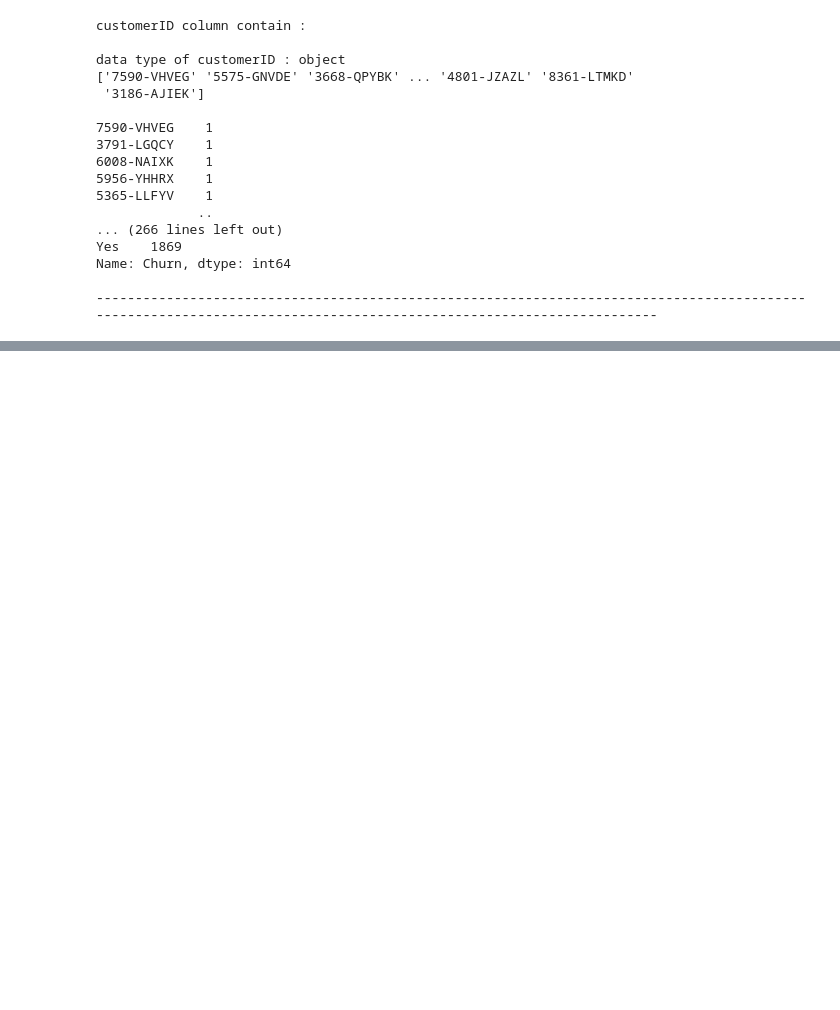
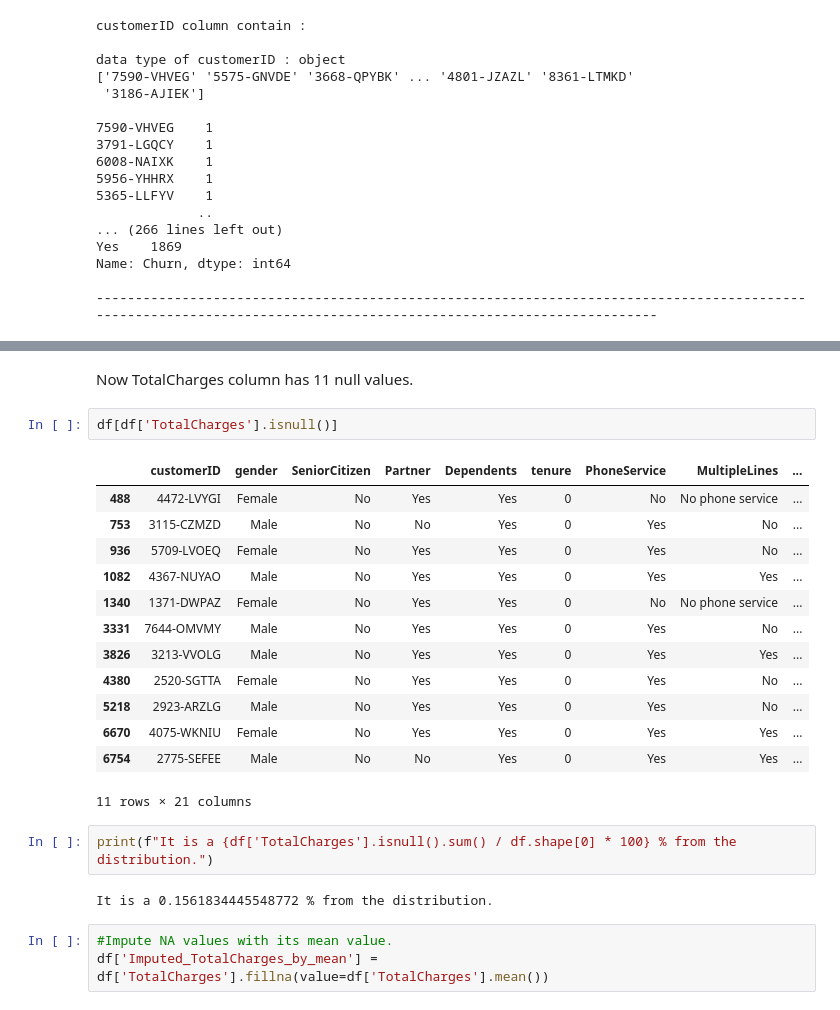
Before and after one commit to pinilDissanayaka/Telecom-Customer-Churn-prediction, a Jupyter notebook: Scripts/ Notebook.ipynb, the cells around one changed output, grey strips where cells are left out. Drawn from its saved outputs; the diff is of its cells as text; blank space fills up the shorter version.

```diff
--- a/Scripts/ Notebook.ipynb
+++ b/Scripts/ Notebook.ipynb
@@ -251,0 +268,25 @@ Numeric columns : ['tenure', 'TotalCharges', 'MonthlyCharges']
+# %% [markdown]
+Now TotalCharges column has 11 null values.
+# %%
+df[df['TotalCharges'].isnull()]
+# %% [output]
+|  | customerID | gender | SeniorCitizen | Partner | Dependents | tenure | PhoneService | MultipleLines | ... |
+| 488 | 4472-LVYGI | Female | No | Yes | Yes | 0 | No | No phone service | ... |
+| 753 | 3115-CZMZD | Male | No | No | Yes | 0 | Yes | No | ... |
+| 936 | 5709-LVOEQ | Female | No | Yes | Yes | 0 | Yes | No | ... |
+| 1082 | 4367-NUYAO | Male | No | Yes | Yes | 0 | Yes | Yes | ... |
+| 1340 | 1371-DWPAZ | Female | No | Yes | Yes | 0 | No | No phone service | ... |
+| 3331 | 7644-OMVMY | Male | No | Yes | Yes | 0 | Yes | No | ... |
+| 3826 | 3213-VVOLG | Male | No | Yes | Yes | 0 | Yes | Yes | ... |
+| 4380 | 2520-SGTTA | Female | No | Yes | Yes | 0 | Yes | No | ... |
+| 5218 | 2923-ARZLG | Male | No | Yes | Yes | 0 | Yes | No | ... |
+| 6670 | 4075-WKNIU | Female | No | Yes | Yes | 0 | Yes | Yes | ... |
+| 6754 | 2775-SEFEE | Male | No | No | Yes | 0 | Yes | Yes | ... |
+11 rows × 21 columns
+# %%
+print(f"It is a {df['TotalCharges'].isnull().sum() / df.shape[0] * 100} % from the distribution.")
+# %% [output]
+It is a 0.1561834445548772 % from the distribution.
+# %%
+#Impute NA values with its mean value.
+df['Imputed_TotalCharges_by_mean'] = df['TotalCharges'].fillna(value=df['TotalCharges'].mean())
```
Also changed, not shown: parts of 12 cells of this notebook.
